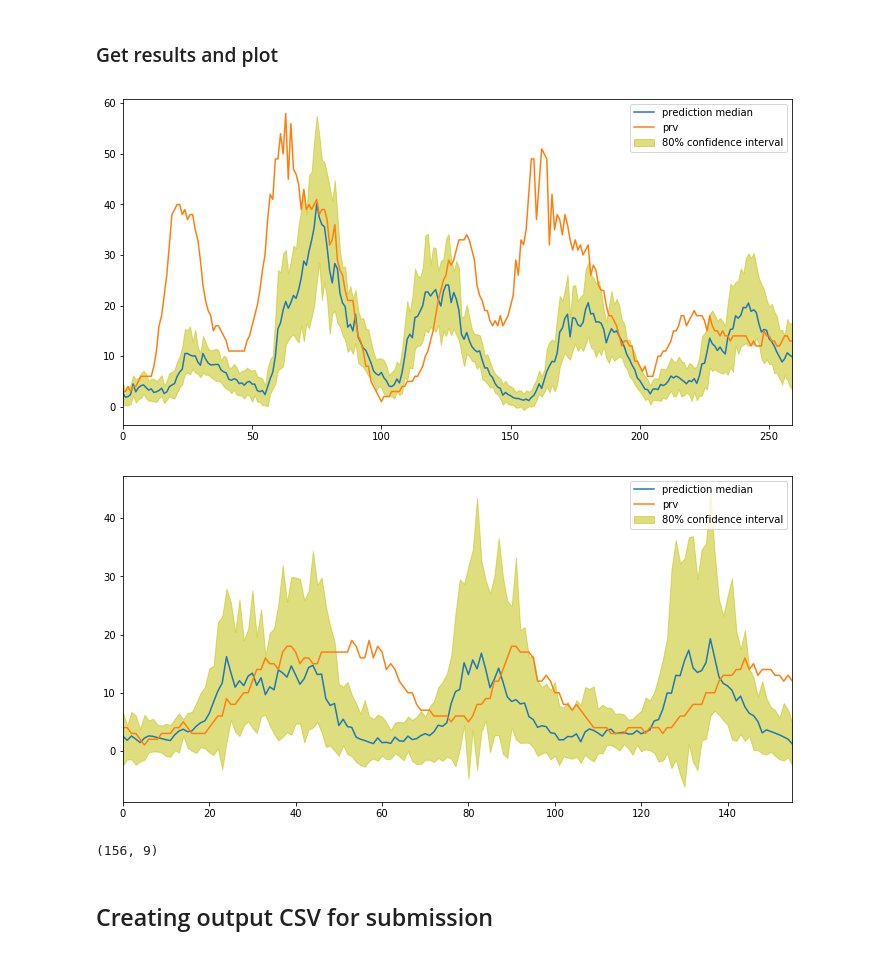
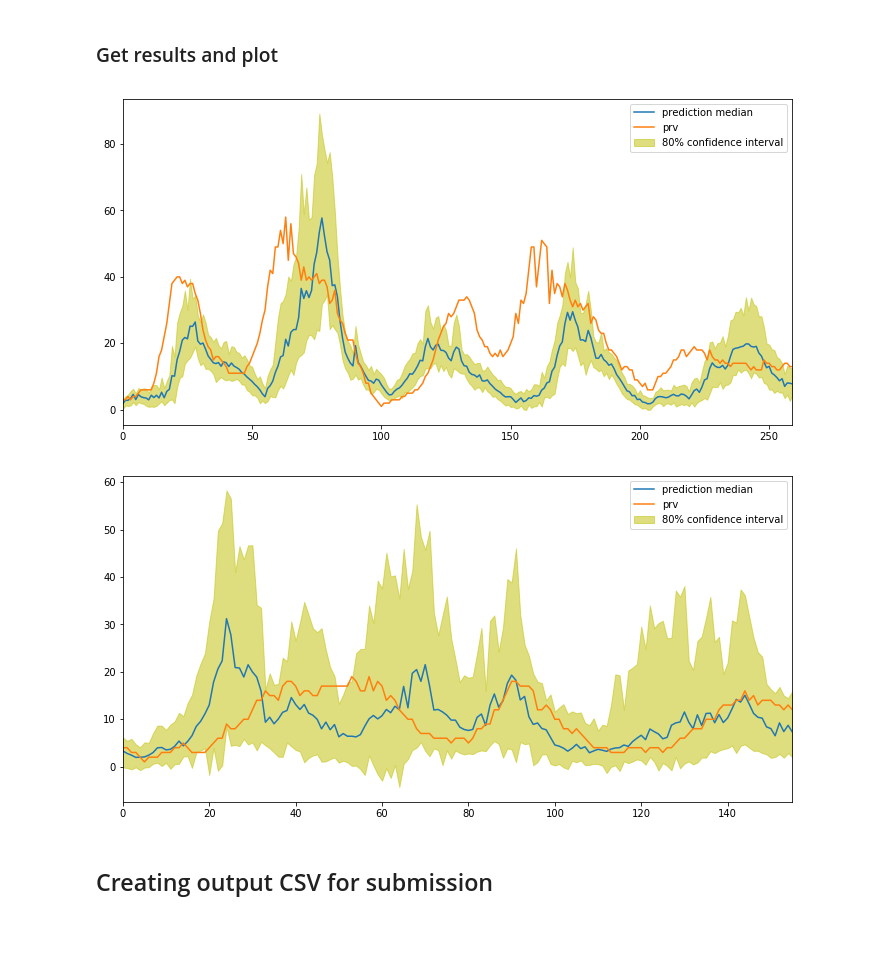
Before and after one commit to bmaingret/dengAI, a Jupyter notebook: 1-deepAR.ipynb, the cells around one changed output. Cells and saved outputs as stored; diff of their text form; code cells hidden in the pictures.

Commit message:
Refactor for using sagemaker processin

```diff
--- a/1-deepAR.ipynb
+++ b/1-deepAR.ipynb
@@ -107,0 +131,2 @@ Billable seconds: 742
+# %%
+estimator_iq = fit_model(train_path, f'{prefix}-deepar-{tag}-IQ', str(PREDICTION_LENGTH_IQ), str(PREDICTION_LENGTH_SJ))
@@ -199,43 +217,48 @@ def unjson_prediction(predictions):
     predictions_quantiles = pd.DataFrame(prediction_data['quantiles'])
     return predictions_quantiles
 # %%
-predictions_sj = unjson_prediction(sagemaker.s3.S3Downloader.read_file('s3://sagemaker-eu-central-1-964501460451/dengai/batch-inference_sj/test_sj.json.out', sagemaker_session))
-predictions_iq = unjson_prediction(sagemaker.s3.S3Downloader.read_file('s3://sagemaker-eu-central-1-964501460451/dengai/batch-inference_iq/test_iq.json.out', sagemaker_session))
+predictions_sj = unjson_prediction(sagemaker.s3.S3Downloader.read_file(predictions_sj_path))
+predictions_iq = unjson_prediction(sagemaker.s3.S3Downloader.read_file(predictions_iq_path))
 # %%
 import matplotlib.pyplot as plt
-tmp = pd.read_csv('./submissions/submission_2020-04-07_16-17-52_353202.csv')
+
 # display the prediction median against the actual data
-def display_quantiles(prediction, target_ts=None):
+def display_quantiles(prediction, previous_submission_path=None):
     plt.figure(figsize=(12,6))
-    # get the target month of data
-    if target_ts is not None:
-        target = target_ts[k][-prediction_length:]
-        plt.plot(range(len(target)), target, label='target')
+
     # get the quantile values at 10 and 90%
     p10 = prediction['0.1']
     p90 = prediction['0.9']
+
     # fill the 80% confidence interval
     plt.fill_between(p10.index, p10, p90, color='y', alpha=0.5, label='80% confidence interval')
+
     # plot the median prediction line
     prediction['0.5'].plot(label='prediction median')
     city='iq'
     if len(prediction['0.5'])==260:
         city='sj'
-    pd.Series(tmp[tmp.city==city].total_cases.tolist()).plot(label='prv')
+
+    # plot previous submission
+    if previous_submission_path:
+        try:
+            prev = pd.read_csv(previous_submission_path)
+            pd.Series(tmp[tmp.city==city].total_cases.tolist()).plot(label='prv')
+        except FileNotFoundError as err:
+            print(err)
+
     plt.legend()
     plt.show()
+# %%
+previous_submissions_to_plot = './submissions/submission_2020-04-08_13-30-20_313455.csv'
 # %%
-display_quantiles(predictions_sj, None)
+display_quantiles(predictions_sj, previous_submissions_to_plot)
 # %% [output]
-[figure, old version]
+[figure, new version]
 # %%
-display_quantiles(predictions_iq, None)
+display_quantiles(predictions_iq, previous_submissions_to_plot)
 # %% [output]
-[figure, old version]
+[figure, new version]
-# %%
-predictions_iq.shape
-# %% [output]
-(156, 9)
 # %% [markdown]
 ## Creating output CSV for submission
 # %%
```
Also changed, not shown: parts of 16 cells of this notebook, 8 other files.
